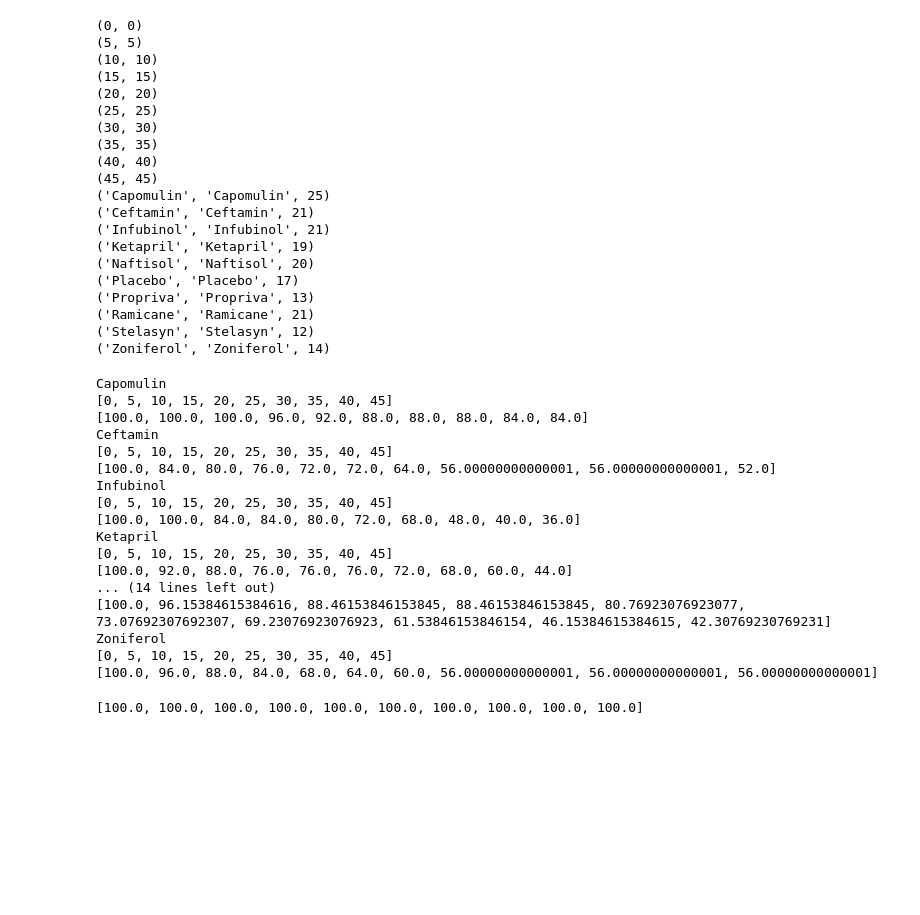
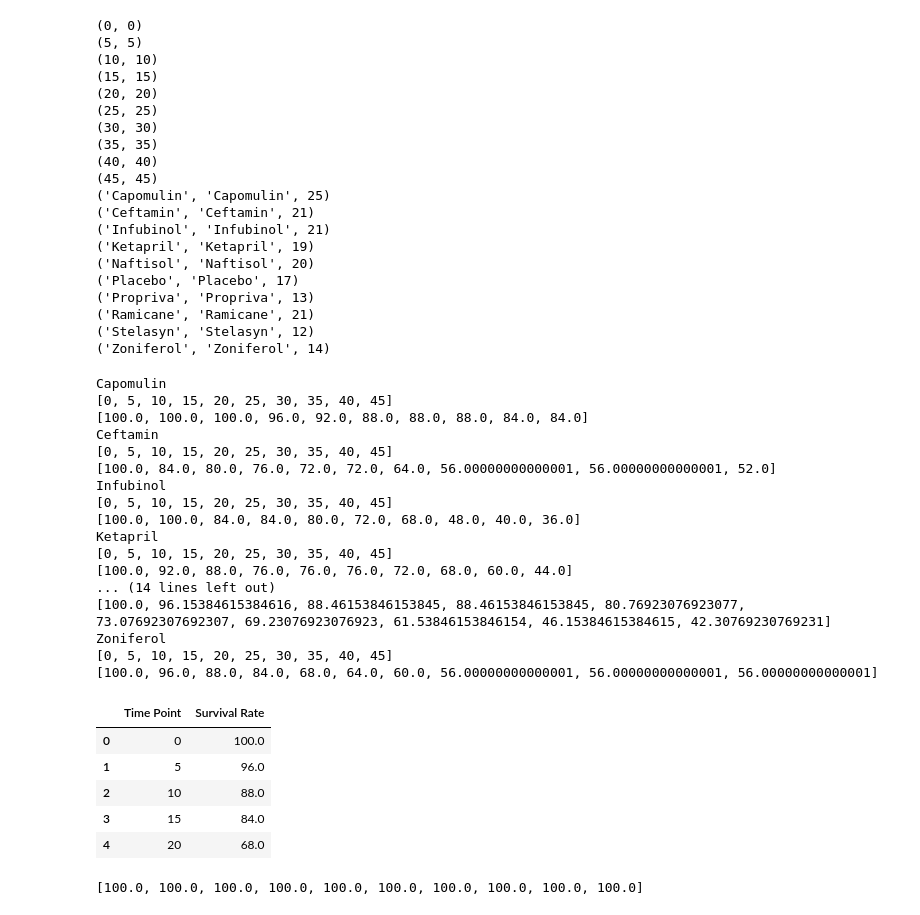
Before and after one commit to kglibrarian/pymaceuticals, a Jupyter notebook: pymaceuticals.ipynb, the cells around one changed output. Saved outputs shown, nothing was run; the diff lists cells and outputs as text; code cells hidden in the pictures; blank space fills up the shorter version.

```diff
--- a/pymaceuticals.ipynb
+++ b/pymaceuticals.ipynb
@@ -442,33 +442,46 @@ for index, column in pivot_mouse_count.iteritems():
 
     row_iterator = row_iterator+1
     #pivot_mouse_count["Survival"]= [survival_rate]
     #survival_rate = []
     print(survival_rate)
+    current_drug_list = pd.DataFrame(
+        {'Time Point': time_point,
+         'Survival Rate': survival_rate,
+        })
+    current_drug_list.head()
+
     survival_rate = []
     time_point = []
 
 
+result.head()
     #time_point.append(i)
     #survival_rate.append(survival_rate_at_time_point)
     #drug_name.append(pivot_mouse_count.columns.values[0])
 # %% [output]
 Capomulin
 [0, 5, 10, 15, 20, 25, 30, 35, 40, 45]
 [100.0, 100.0, 100.0, 96.0, 92.0, 88.0, 88.0, 88.0, 84.0, 84.0]
 Ceftamin
 [0, 5, 10, 15, 20, 25, 30, 35, 40, 45]
 [100.0, 84.0, 80.0, 76.0, 72.0, 72.0, 64.0, 56.00000000000001, 56.00000000000001, 52.0]
 Infubinol
 [0, 5, 10, 15, 20, 25, 30, 35, 40, 45]
 [100.0, 100.0, 84.0, 84.0, 80.0, 72.0, 68.0, 48.0, 40.0, 36.0]
 Ketapril
 [0, 5, 10, 15, 20, 25, 30, 35, 40, 45]
 [100.0, 92.0, 88.0, 76.0, 76.0, 76.0, 72.0, 68.0, 60.0, 44.0]
 ... (14 lines left out)
 [100.0, 96.15384615384616, 88.46153846153845, 88.46153846153845, 80.76923076923077, 73.07692307692307, 69.23076923076923, 61.53846153846154, 46.15384615384615, 42.30769230769231]
 Zoniferol
 [0, 5, 10, 15, 20, 25, 30, 35, 40, 45]
 [100.0, 96.0, 88.0, 84.0, 68.0, 64.0, 60.0, 56.00000000000001, 56.00000000000001, 56.00000000000001]
+|  | Time Point | Survival Rate |
+| 0 | 0 | 100.0 |
+| 1 | 5 | 96.0 |
+| 2 | 10 | 88.0 |
+| 3 | 15 | 84.0 |
+| 4 | 20 | 68.0 |
 # %%
 survival_dict = {}
 index = []
```
